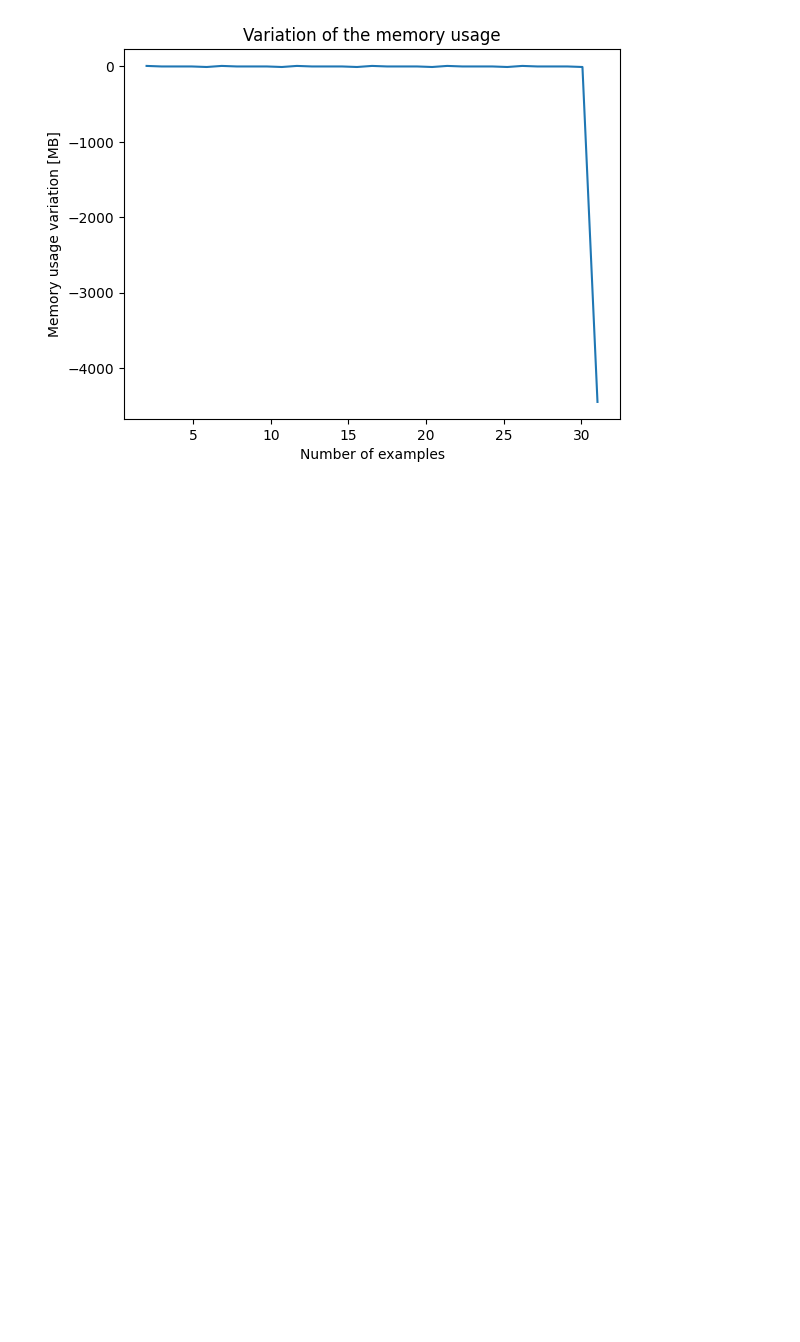
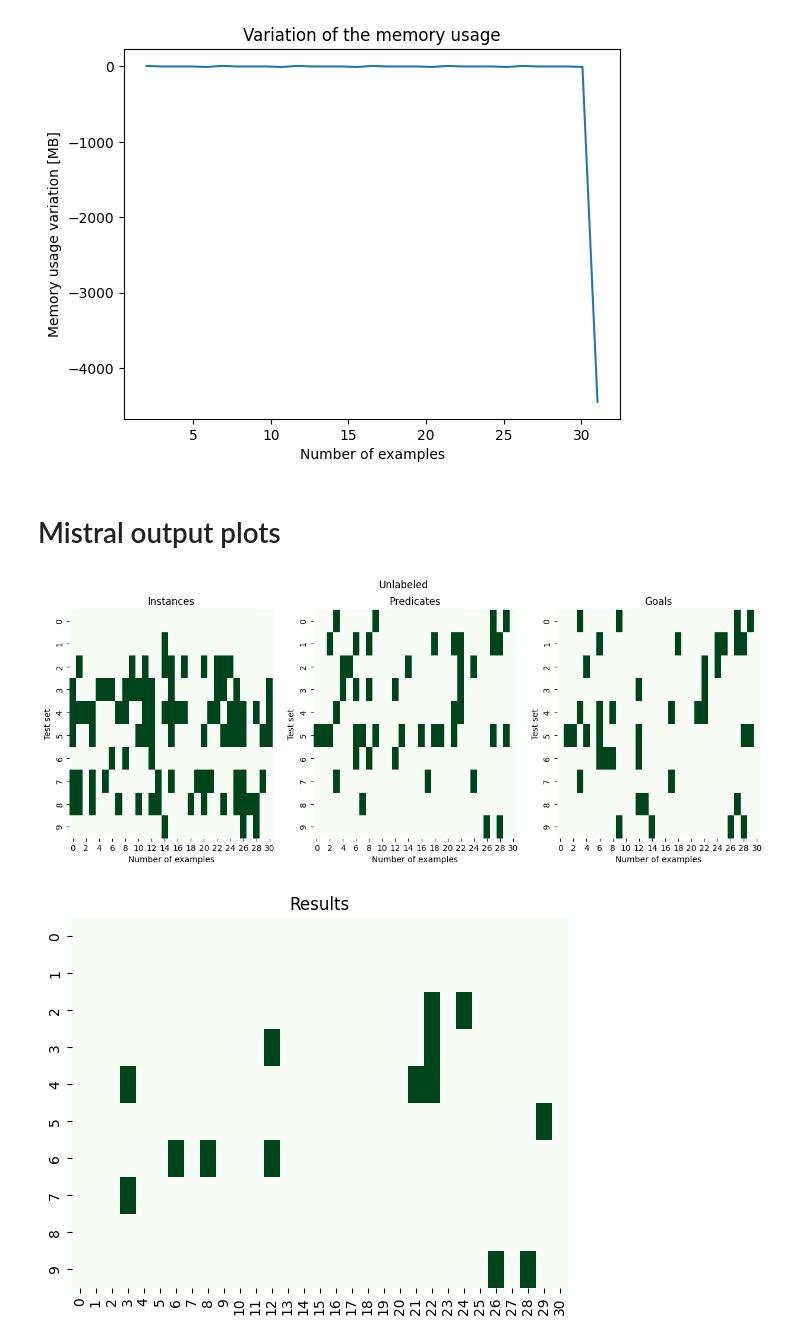
Before and after one commit to stinkyElias/SemReBot2, a Jupyter notebook: testing/mistral/data_plotter.ipynb, the cells around one changed output. Cells and saved outputs as stored; diff of their text form; code cells hidden in the pictures; blank space fills up the shorter version.

Commit message:
create plots

```diff
--- a/testing/mistral/data_plotter.ipynb
+++ b/testing/mistral/data_plotter.ipynb
@@ -562,3 +563,5 @@ plt.ylabel('Memory usage variation [MB]')
 plt.show()
 # %% [output]
 [figure]
+# %% [markdown]
+# Mistral output plots
@@ -564,0 +643,35 @@ plt.show()
+# %%
+unlabeled_instances = np.array([unlabeled[0][i:i+31] for i in range(0, len(unlabeled[0]), 31)])
+unlabeled_predicates = np.array([unlabeled[1][i:i+31] for i in range(0, len(unlabeled[1]), 31)])
+unlabeled_goals = np.array([unlabeled[2][i:i+31] for i in range(0, len(unlabeled[2]), 31)])
+
+fig, ax = plt.subplots(1, 3, figsize=(15, 5))
+sns.heatmap(unlabeled_instances, ax=ax[0], cmap='Greens', cbar=False)
+ax[0].set_title('Instances')
+sns.heatmap(unlabeled_predicates, ax=ax[1], cmap='Greens', cbar=False)
+ax[1].set_title('Predicates')
+sns.heatmap(unlabeled_goals, ax=ax[2], cmap='Greens', cbar=False)
+ax[2].set_title('Goals')
+
+fig.suptitle('Unlabeled')
+
+for a in ax:
+    a.set_xlabel('Number of examples')
+    a.set_ylabel('Test set')
+
+plt.show()
+
+results = [0] * len(unlabeled[0])
+
+for i in range(len(unlabeled)):
+    for j in range(len(unlabeled[i])):
+        if all([unlabeled[k][j] == 1 for k in range(len(unlabeled))]):
+            results[j] = 1
+
+results = np.array([results[i:i+31] for i in range(0, len(results), 31)])
+sns.heatmap(results, cmap='Greens', cbar=False)
+plt.title('Results')
+plt.show()
+# %% [output]
+[figure, added]
+[figure, added]
```
Also changed, not shown: parts of 4 cells of this notebook, 4 other files.
